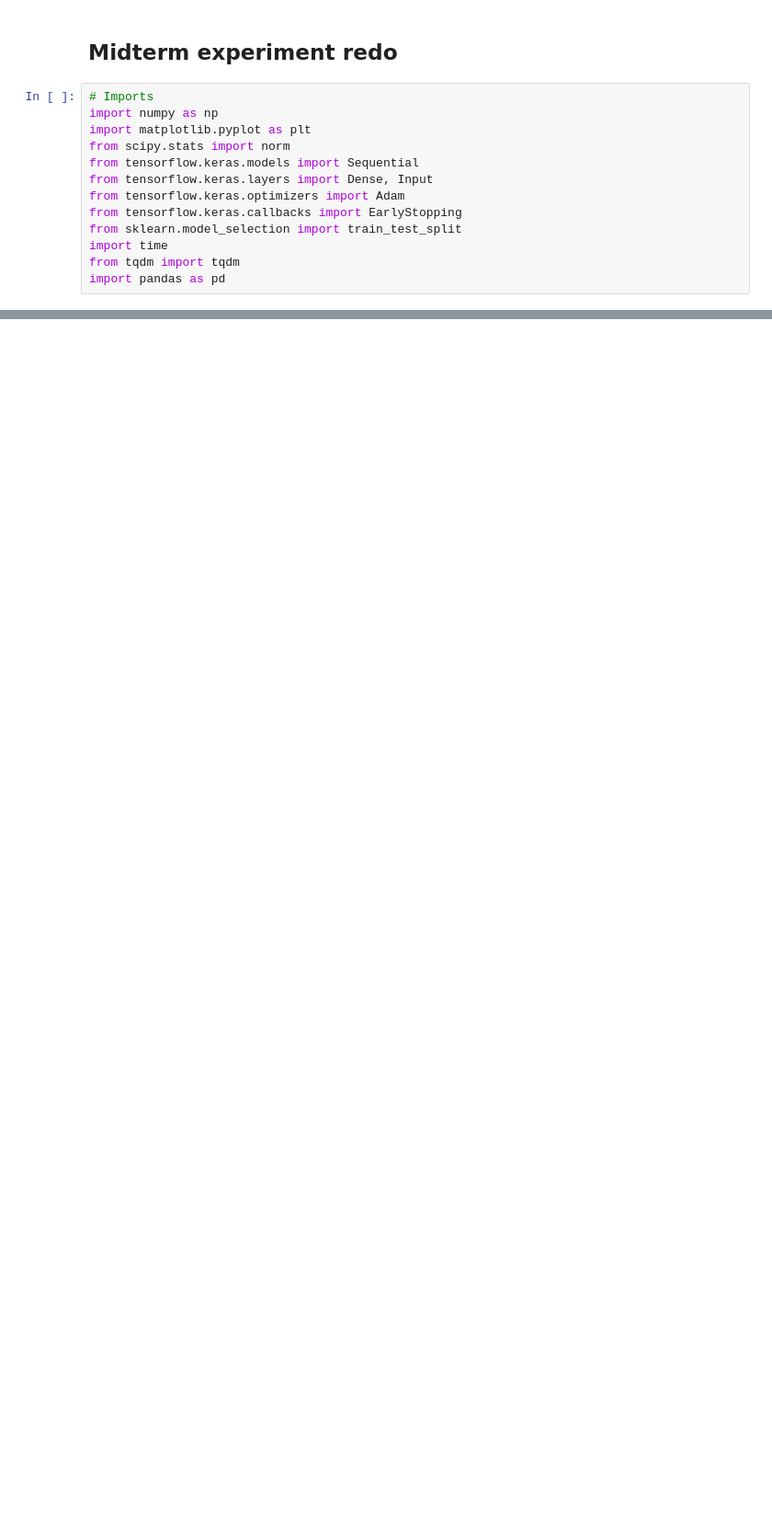
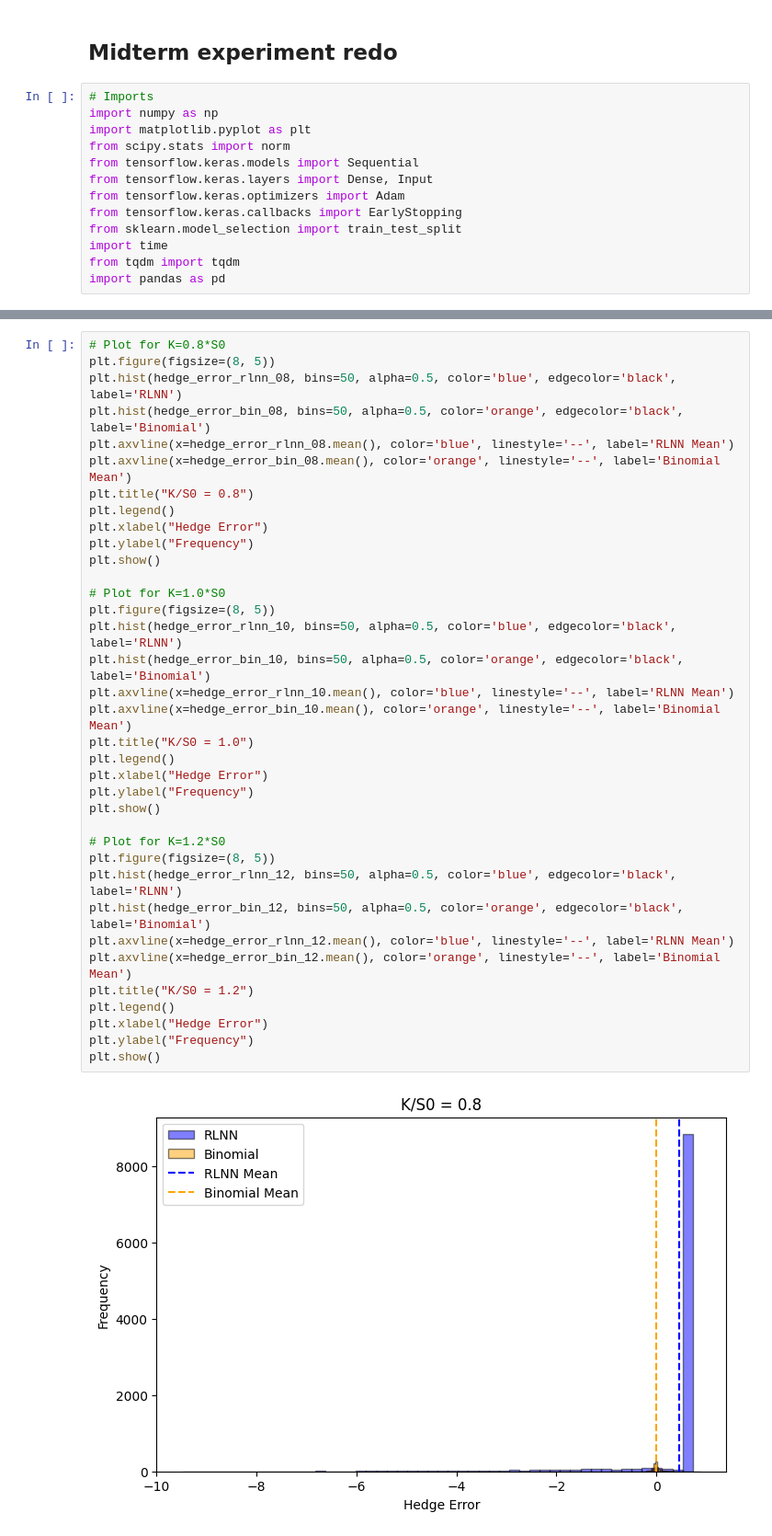
Before and after one commit to NitaiNijholt/SemiStaticReplicationNeuralNet, a Jupyter notebook: Midterm_results/Semi_static_vs_Dynamic_Hedging_midterm_redo.ipynb, the cells around one changed output, grey strips where cells are left out. Shown at 92% size. Saved outputs shown, nothing was run; the diff lists cells and outputs as text; blank space fills up the shorter version.

```diff
--- a/Midterm_results/Semi_static_vs_Dynamic_Hedging_midterm_redo.ipynb
+++ b/Midterm_results/Semi_static_vs_Dynamic_Hedging_midterm_redo.ipynb
@@ -698,0 +690,38 @@ TypeError: calculate_hedge_error() missing 1 required positional argument: 'hedg
+# %%
+# Plot for K=0.8*S0
+plt.figure(figsize=(8, 5))
+plt.hist(hedge_error_rlnn_08, bins=50, alpha=0.5, color='blue', edgecolor='black', label='RLNN')
+plt.hist(hedge_error_bin_08, bins=50, alpha=0.5, color='orange', edgecolor='black', label='Binomial')
+plt.axvline(x=hedge_error_rlnn_08.mean(), color='blue', linestyle='--', label='RLNN Mean')
+plt.axvline(x=hedge_error_bin_08.mean(), color='orange', linestyle='--', label='Binomial Mean')
+plt.title("K/S0 = 0.8")
+plt.legend()
+plt.xlabel("Hedge Error")
+plt.ylabel("Frequency")
+plt.show()
+
+# Plot for K=1.0*S0
+plt.figure(figsize=(8, 5))
+plt.hist(hedge_error_rlnn_10, bins=50, alpha=0.5, color='blue', edgecolor='black', label='RLNN')
+plt.hist(hedge_error_bin_10, bins=50, alpha=0.5, color='orange', edgecolor='black', label='Binomial')
+plt.axvline(x=hedge_error_rlnn_10.mean(), color='blue', linestyle='--', label='RLNN Mean')
+plt.axvline(x=hedge_error_bin_10.mean(), color='orange', linestyle='--', label='Binomial Mean')
+plt.title("K/S0 = 1.0")
+plt.legend()
+plt.xlabel("Hedge Error")
+plt.ylabel("Frequency")
+plt.show()
+
+# Plot for K=1.2*S0
+plt.figure(figsize=(8, 5))
+plt.hist(hedge_error_rlnn_12, bins=50, alpha=0.5, color='blue', edgecolor='black', label='RLNN')
+plt.hist(hedge_error_bin_12, bins=50, alpha=0.5, color='orange', edgecolor='black', label='Binomial')
+plt.axvline(x=hedge_error_rlnn_12.mean(), color='blue', linestyle='--', label='RLNN Mean')
+plt.axvline(x=hedge_error_bin_12.mean(), color='orange', linestyle='--', label='Binomial Mean')
+plt.title("K/S0 = 1.2")
+plt.legend()
+plt.xlabel("Hedge Error")
+plt.ylabel("Frequency")
+plt.show()
+# %% [output]
+[figure, added]
```
Also changed, not shown: parts of 3 cells of this notebook.
